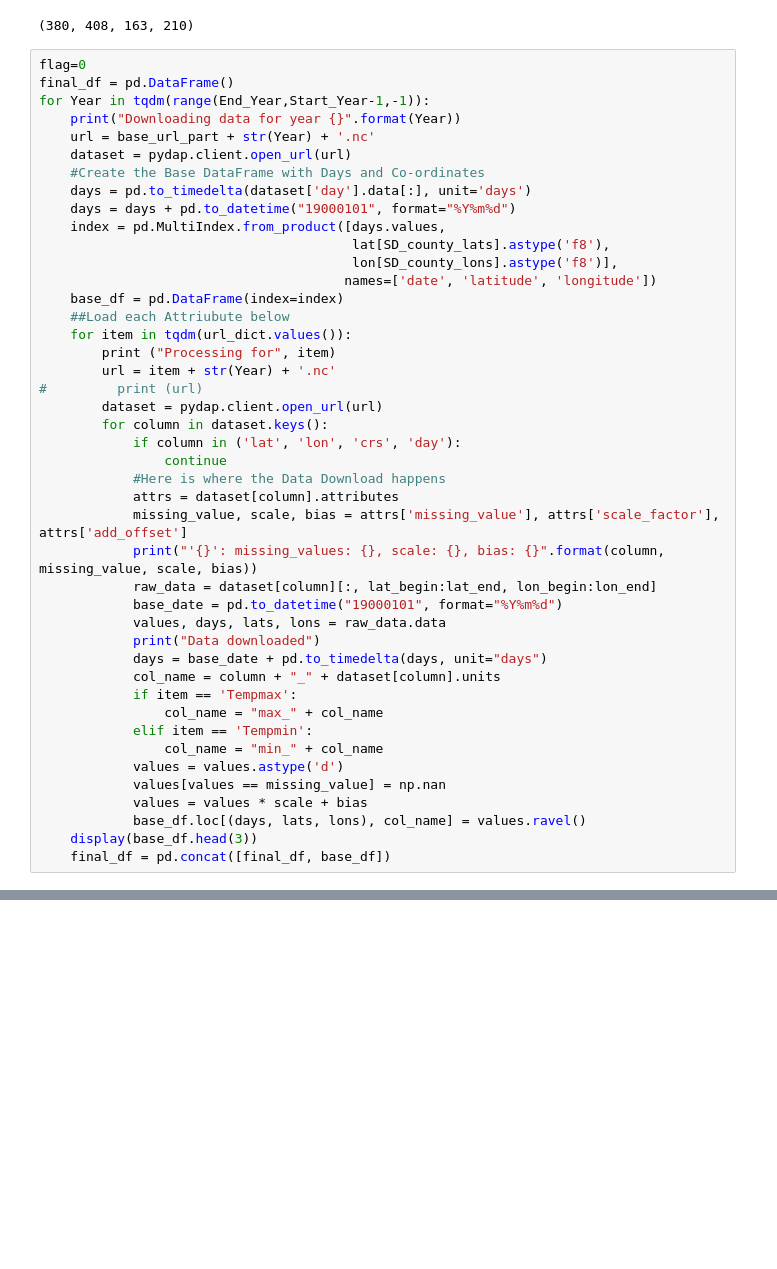
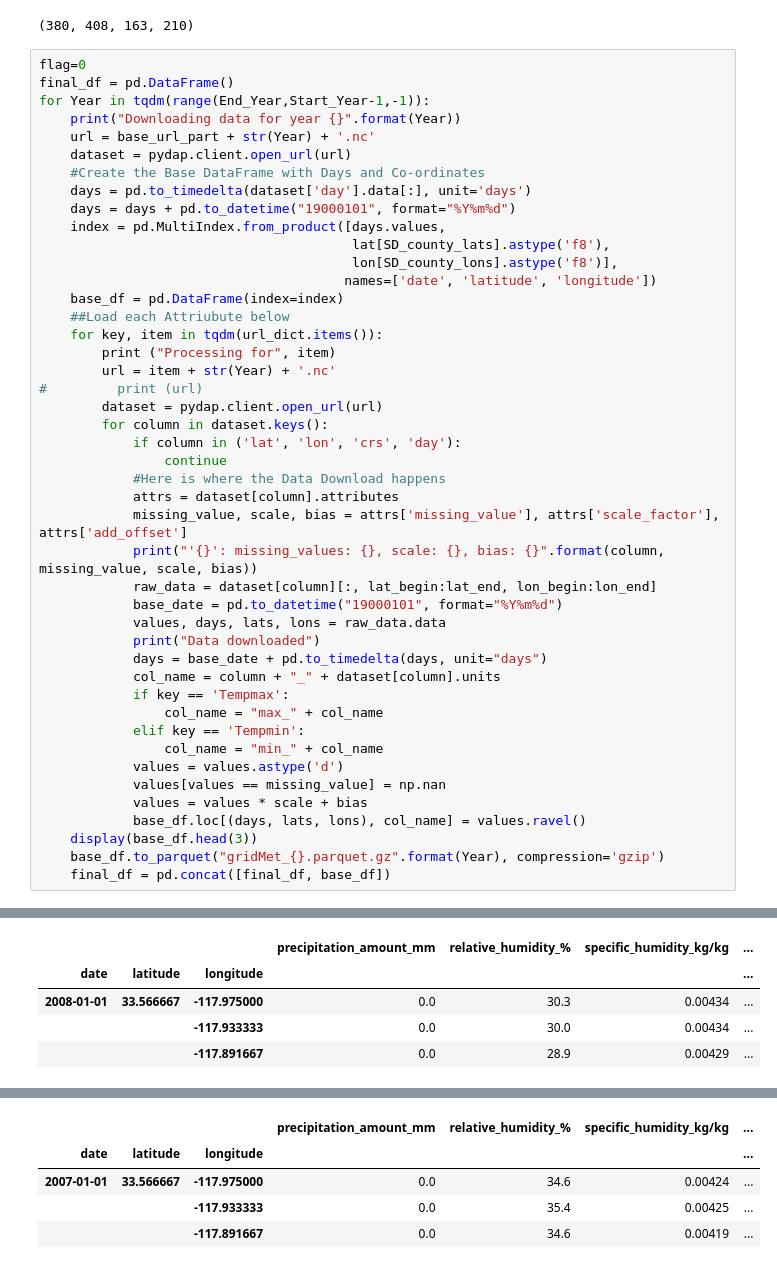
Before and after one commit to MCGallaspy/mas_dse_capstone, a Jupyter notebook: data/gridMet/1. Download gridMet data in San Diego county for the past 20 years.ipynb, the cells around one changed output, grey strips where cells are left out. Cells and saved outputs as stored; diff of their text form; blank space fills up the shorter version.

```diff
--- a/data/gridMet/1. Download gridMet data in San Diego county for the past 20 years.ipynb
+++ b/data/gridMet/1. Download gridMet data in San Diego county for the past 20 years.ipynb
@@ -65,7 +65,7 @@ for Year in tqdm(range(End_Year,Start_Year-1,-1)):
                                        names=['date', 'latitude', 'longitude'])
     base_df = pd.DataFrame(index=index)
     ##Load each Attriubute below
-    for item in tqdm(url_dict.values()):
+    for key, item in tqdm(url_dict.items()):
         print ("Processing for", item)
         url = item + str(Year) + '.nc'
 #         print (url)
@@ -83,13 +83,15 @@ for Year in tqdm(range(End_Year,Start_Year-1,-1)):
             print("Data downloaded")
             days = base_date + pd.to_timedelta(days, unit="days")
             col_name = column + "_" + dataset[column].units
-            if item == 'Tempmax':
+            if key == 'Tempmax':
                 col_name = "max_" + col_name
-            elif item == 'Tempmin':
+            elif key == 'Tempmin':
                 col_name = "min_" + col_name
             values = values.astype('d')
             values[values == missing_value] = np.nan
             values = values * scale + bias
             base_df.loc[(days, lats, lons), col_name] = values.ravel()
     display(base_df.head(3))
+    base_df.to_parquet("gridMet_{}.parquet.gz".format(Year), compression='gzip')
     final_df = pd.concat([final_df, base_df])
+# %% [output]
@@ -95,0 +115,5 @@ for Year in tqdm(range(End_Year,Start_Year-1,-1)):
+|  |  |  | precipitation_amount_mm | relative_humidity_% | specific_humidity_kg/kg | ... |
+| date | latitude | longitude |  |  |  | ... |
+| 2008-01-01 | 33.566667 | -117.975000 | 0.0 | 30.3 | 0.00434 | ... |
+|  |  | -117.933333 | 0.0 | 30.0 | 0.00434 | ... |
+|  |  | -117.891667 | 0.0 | 28.9 | 0.00429 | ... |
@@ -95,0 +137,5 @@ for Year in tqdm(range(End_Year,Start_Year-1,-1)):
+|  |  |  | precipitation_amount_mm | relative_humidity_% | specific_humidity_kg/kg | ... |
+| date | latitude | longitude |  |  |  | ... |
+| 2007-01-01 | 33.566667 | -117.975000 | 0.0 | 34.6 | 0.00424 | ... |
+|  |  | -117.933333 | 0.0 | 35.4 | 0.00425 | ... |
+|  |  | -117.891667 | 0.0 | 34.6 | 0.00419 | ... |
```
Also changed, not shown: parts of 6 cells of this notebook.
